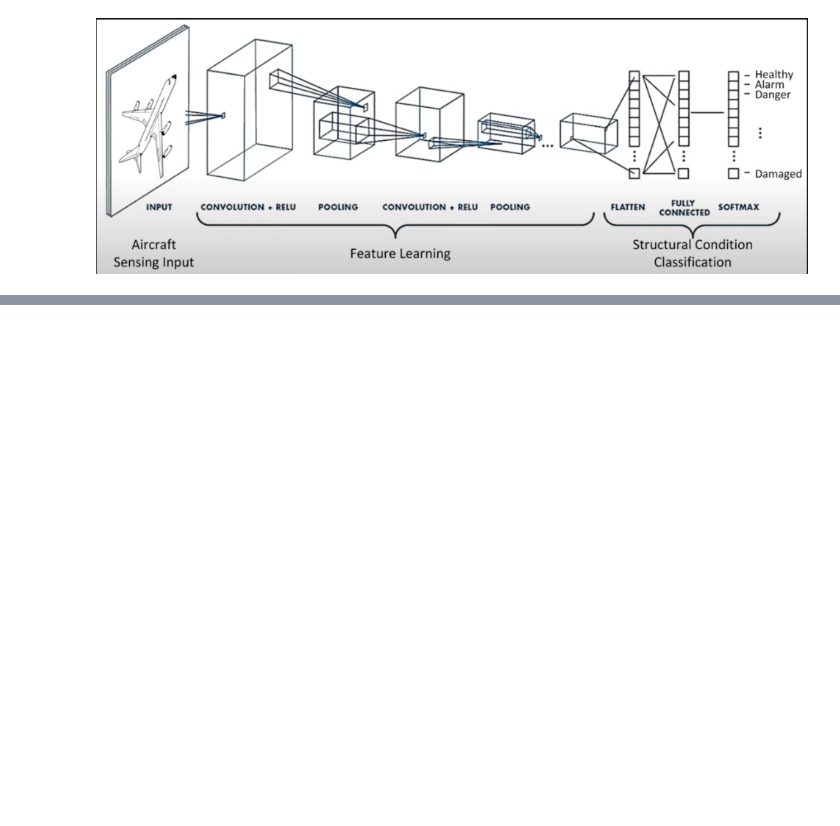
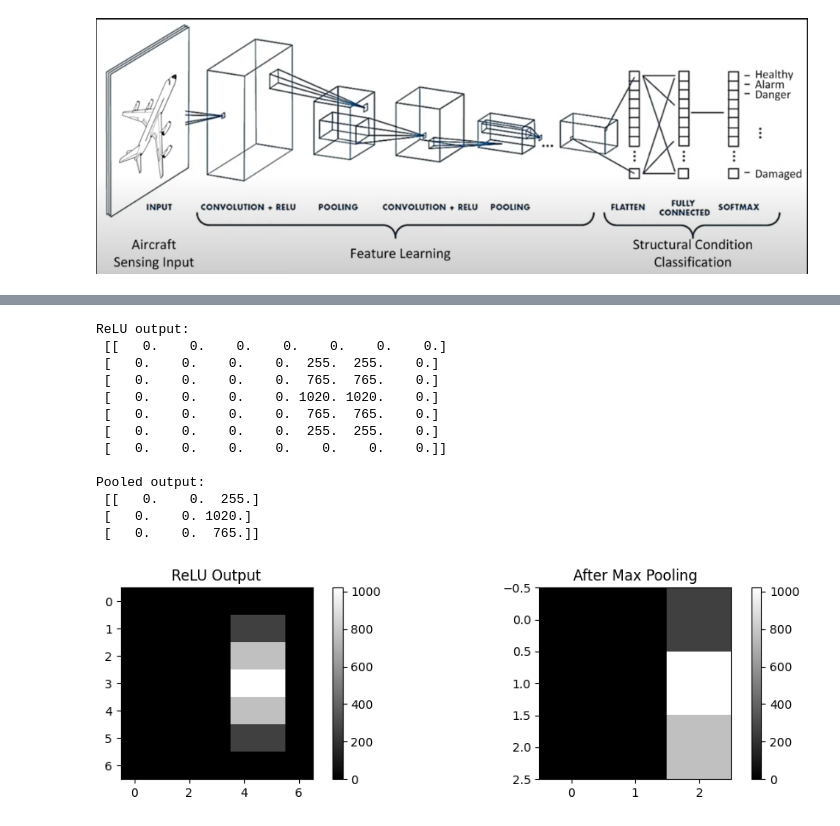
Before and after one commit to VbsmRobotic/CNN_Architecture, a Jupyter notebook: CNNArchitecture.ipynb, the cells around one changed output, grey strips where cells are left out. Saved outputs shown, nothing was run; the diff lists cells and outputs as text; code cells hidden in the pictures; blank space fills up the shorter version.

```diff
--- a/CNNArchitecture.ipynb
+++ b/CNNArchitecture.ipynb
@@ -130,3 +130,53 @@ ReLU output:
 # Mean Pooling
 
 ![10-MeanPooling.png](embedded-picture-1)
+# %%
+def max_pooling(input_matrix, size=2, stride=2):
+    h, w = input_matrix.shape
+    output_h = (h - size) // stride + 1
+    output_w = (w - size) // stride + 1
+    pooled = np.zeros((output_h, output_w))
+
+    for i in range(0, output_h):
+        for j in range(0, output_w):
+            h_start = i * stride
+            w_start = j * stride
+            window = input_matrix[h_start:h_start+size, w_start:w_start+size]
+            pooled[i, j] = np.max(window)
+    return pooled
+
+pooled_output = max_pooling(relu_output)
+
+# 6. Show results
+print("ReLU output:\n", np.round(relu_output))
+print("\nPooled output:\n", np.round(pooled_output))
+
+plt.figure(figsize=(10, 3))
+
+plt.subplot(1, 2, 1)
+plt.title("ReLU Output")
+plt.imshow(relu_output, cmap='gray')
+plt.colorbar()
+
+plt.subplot(1, 2, 2)
+plt.title("After Max Pooling")
+plt.imshow(pooled_output, cmap='gray')
+plt.colorbar()
+
+plt.tight_layout()
+plt.show()
+# %% [output]
+ReLU output:
+ [[   0.    0.    0.    0.    0.    0.    0.]
+ [   0.    0.    0.    0.  255.  255.    0.]
+ [   0.    0.    0.    0.  765.  765.    0.]
+ [   0.    0.    0.    0. 1020. 1020.    0.]
+ [   0.    0.    0.    0.  765.  765.    0.]
+ [   0.    0.    0.    0.  255.  255.    0.]
+ [   0.    0.    0.    0.    0.    0.    0.]]
+
+Pooled output:
+ [[   0.    0.  255.]
+ [   0.    0. 1020.]
+ [   0.    0.  765.]]
+[figure, added]
```
Also changed, not shown: parts of 1 cell of this notebook.
